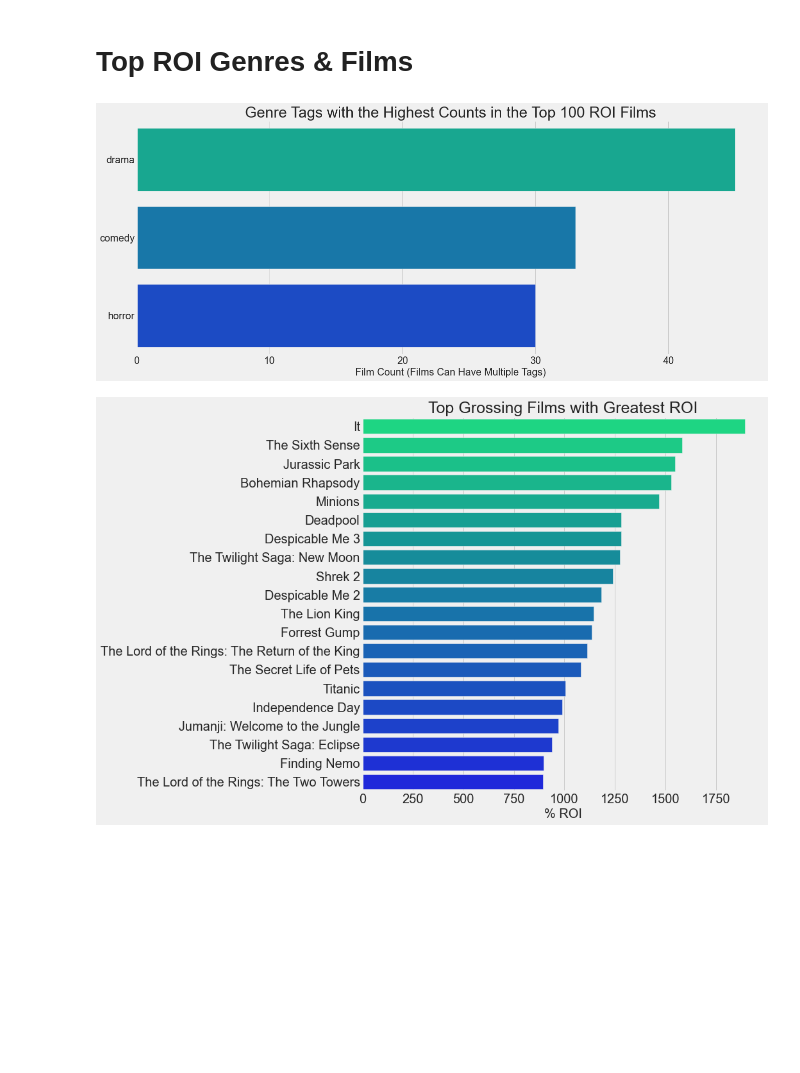
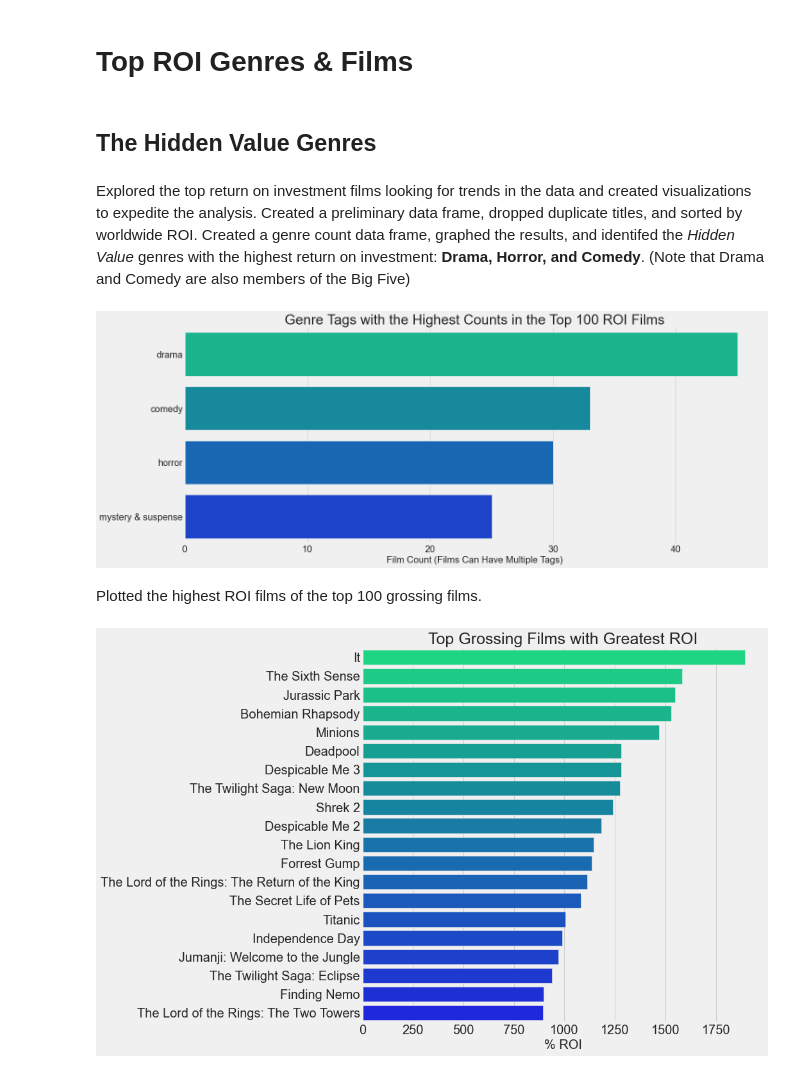
Before and after one commit to jeffreyhwatson/MS_Box_Office_Insights, a Jupyter notebook: MS_Box_Office_Insights.ipynb, the cells around one changed output. Cells and saved outputs as stored; diff of their text form; code cells hidden in the pictures; blank space fills up the shorter version.

```diff
--- a/MS_Box_Office_Insights.ipynb
+++ b/MS_Box_Office_Insights.ipynb
@@ -639,31 +645,37 @@ plt.show()
 [figure]
 # %% [markdown]
 # Top ROI Genres & Films
+# %% [markdown]
+## The Hidden Value Genres
+# %% [markdown]
+Explored the top return on investment films looking for trends in the data and created visualizations to expedite the analysis. Created a preliminary data frame, dropped duplicate titles, and sorted by worldwide ROI. Created a genre count data frame, graphed the results, and identifed the *Hidden Value* genres with the highest return on investment: **Drama, Horror, and Comedy**. (Note that Drama and Comedy are also members of the Big Five)
 # %%
 title_roi = dfr[['title', 'adj_prod_budg', 'adj_ww_gross',\
                  'adj_ww_net', 'worldwide_roi', 'genres', 'year', 'month']]
 unique_titles = title_roi.drop_duplicates(subset = ['title'])
 top20_roi_films = unique_titles.sort_values(by='worldwide_roi', ascending=False).head(20)
 top100_roi_films = unique_titles.sort_values(by='worldwide_roi', ascending=False).head(100)
 
 # top ROI genres; there are overlaps because a film can have multiple genres
 roi_genres = genre_count(top100_roi_films, genres)
 top_r_genres = pd.DataFrame()
 top_r_genres['Genre'] = roi_genres[0]
 top_r_genres['Count'] = roi_genres[1]
-top_r_genres = top_r_genres.sort_values(by='Count', ascending=False).head(3)
+top_r_genres = top_r_genres.sort_values(by='Count', ascending=False).head(4)
 
 fig, ax = plt.subplots(figsize=(20,8))
 sns.barplot(x='Count', y='Genre', data=top_r_genres, palette='winter_r')
 ax.tick_params(labelsize=20)
 ax.set_xlabel("Film Count (Films Can Have Multiple Tags)", fontsize=20 )
 ax.set_ylabel("")
-# ax.set_title("Genres With Top ROI", fontsize=30)
 ax.set_title("Genre Tags with the Highest Counts in the Top 100 ROI Films", fontsize=30)
-plt.savefig('8_top_roi_genres',  bbox_inches ="tight", pad_inches = .25, transparent = False)
+# plt.savefig('8_top_roi_genres',  bbox_inches ="tight",\
+#             pad_inches = .25, transparent = False)
 plt.show()
 # %% [output]
-[figure, old version]
+[figure, new version]
+# %% [markdown]
+Plotted the highest ROI films of the top 100 grossing films.
 # %%
 top20_gross_by_roi = top100_gross_films.sort_values\
                     (by='worldwide_roi', ascending=False).head(20)
```
Also changed, not shown: parts of 88 cells of this notebook, 42 other files.
